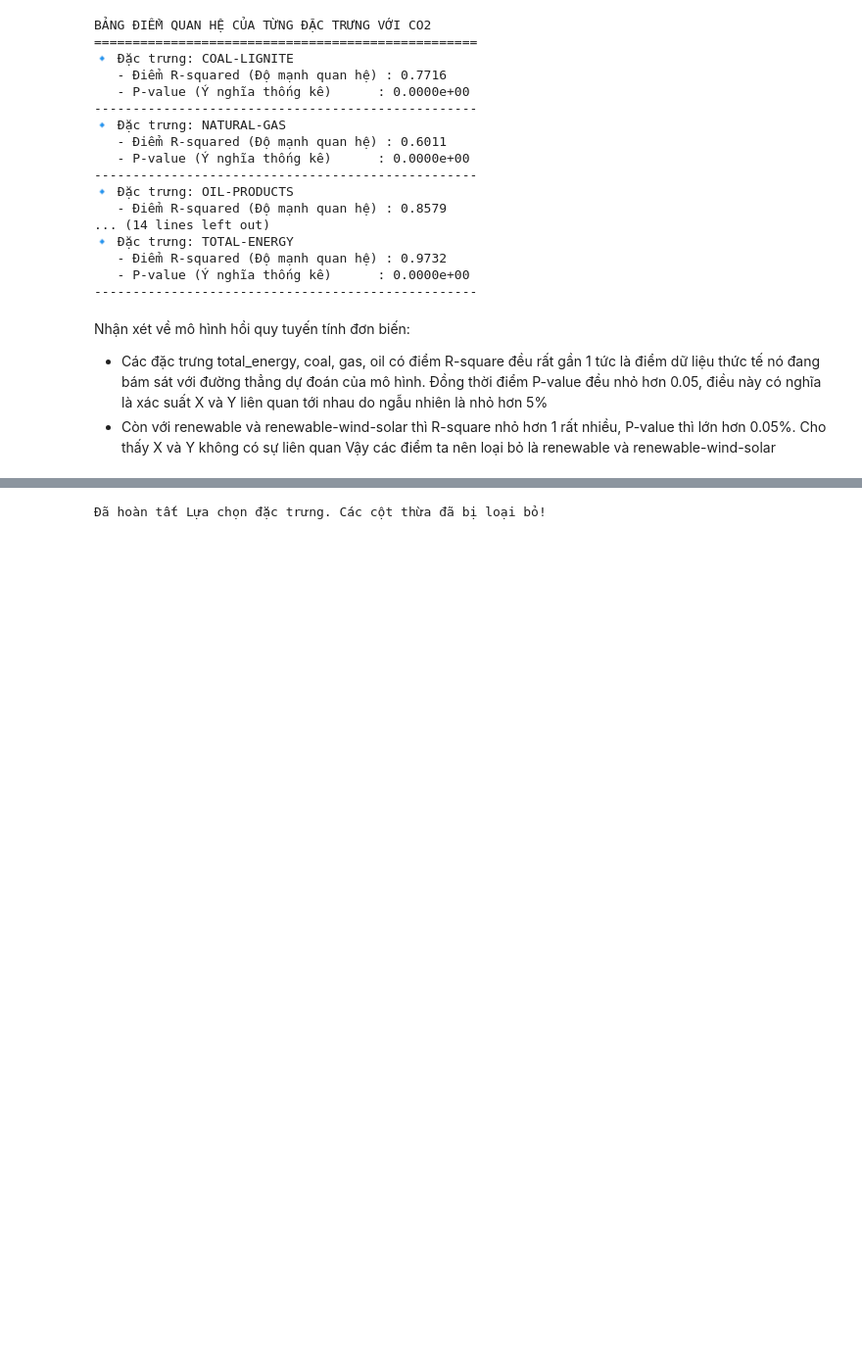
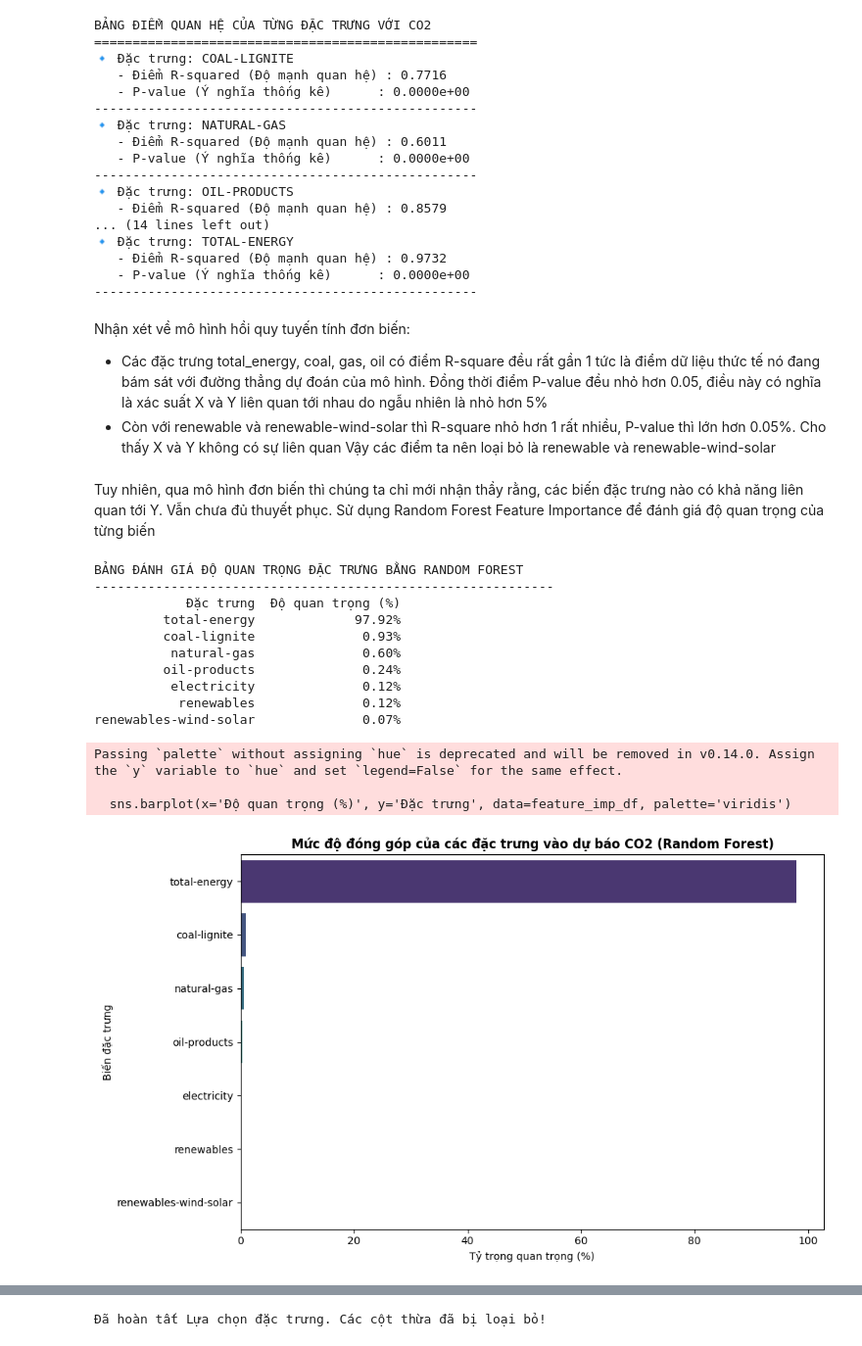
Before and after one commit to NganBui25/-CO2-Emissions-Prediction, a Jupyter notebook: full_data_crawler.ipynb, the cells around one changed output, grey strips where cells are left out. Shown at 98% size. Saved outputs shown, nothing was run; the diff lists cells and outputs as text; code cells hidden in the pictures; blank space fills up the shorter version.

```diff
--- a/full_data_crawler.ipynb
+++ b/full_data_crawler.ipynb
@@ -854,3 +854,56 @@ Nhận xét về mô hình hồi quy tuyến tính đơn biến:
 - Các đặc trưng total_energy, coal, gas, oil có điểm R-square đều rất gần 1 tức là điểm dữ liệu thức tế nó đang bám sát với đường thẳng dự đoán của mô hình. Đồng thời điểm P-value đều nhỏ hơn 0.05, điều này có nghĩa là xác suất X và Y liên quan tới nhau do ngẫu nhiên là nhỏ hơn 5%
 - Còn với renewable và renewable-wind-solar thì R-square nhỏ hơn 1 rất nhiều, P-value thì lớn hơn 0.05%. Cho thấy X và Y không có sự liên quan
 Vậy các điểm ta nên loại bỏ là renewable và renewable-wind-solar
+# %% [markdown]
+Tuy nhiên, qua mô hình đơn biến thì chúng ta chỉ mới nhận thầy rằng, các biến đặc trưng nào có khả năng liên quan tới Y. Vẫn chưa đủ thuyết phục.
+Sử dụng Random Forest Feature Importance để đánh giá độ quan trọng của từng biến
+# %%
+import pandas as pd
+import numpy as np
+import matplotlib.pyplot as plt
+import seaborn as sns
+from sklearn.ensemble import RandomForestRegressor
+
+df = pd.read_csv('process_Encoded.csv')
+
+features = ['coal-lignite', 'natural-gas', 'oil-products',
+            'electricity', 'renewables', 'renewables-wind-solar', 'total-energy']
+X = df[features]
+Y = df['co2-emissions']
+
+rf_model = RandomForestRegressor(n_estimators=100, random_state=42)
+rf_model.fit(X, Y)
+
+importances = rf_model.feature_importances_
+
+feature_imp_df = pd.DataFrame({
+    'Đặc trưng': features,
+    'Độ quan trọng (%)': importances * 100
+}).sort_values(by='Độ quan trọng (%)', ascending=False)
+
+print("BẢNG ĐÁNH GIÁ ĐỘ QUAN TRỌNG ĐẶC TRƯNG BẰNG RANDOM FOREST ")
+print("-" * 60)
+print(feature_imp_df.to_string(index=False, float_format="%.2f%%"))
+
+plt.figure(figsize=(10, 6))
+sns.barplot(x='Độ quan trọng (%)', y='Đặc trưng', data=feature_imp_df, palette='viridis')
+plt.title('Mức độ đóng góp của các đặc trưng vào dự báo CO2 (Random Forest)', fontweight='bold')
+plt.xlabel('Tỷ trọng quan trọng (%)')
+plt.ylabel('Biến đặc trưng')
+plt.tight_layout()
+plt.show()
+# %% [output]
+BẢNG ĐÁNH GIÁ ĐỘ QUAN TRỌNG ĐẶC TRƯNG BẰNG RANDOM FOREST
+------------------------------------------------------------
+            Đặc trưng  Độ quan trọng (%)
+         total-energy             97.92%
+         coal-lignite              0.93%
+          natural-gas              0.60%
+         oil-products              0.24%
+          electricity              0.12%
+           renewables              0.12%
+renewables-wind-solar              0.07%
+Passing `palette` without assigning `hue` is deprecated and will be removed in v0.14.0. Assign the `y` variable to `hue` and set `legend=False` for the same effect.
+
+  sns.barplot(x='Độ quan trọng (%)', y='Đặc trưng', data=feature_imp_df, palette='viridis')
+[figure, added]
```
Also changed, not shown: parts of 10 cells of this notebook, 1 other file.
